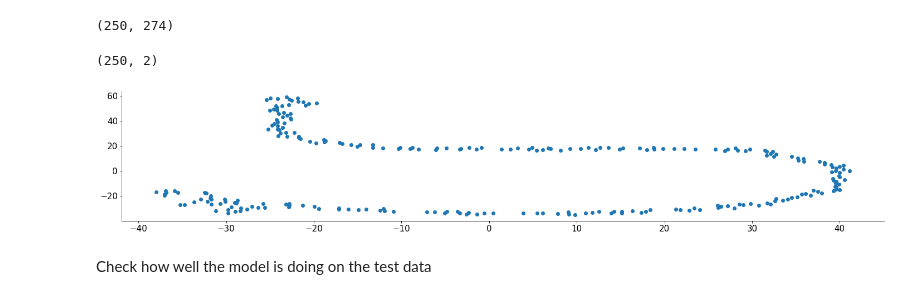
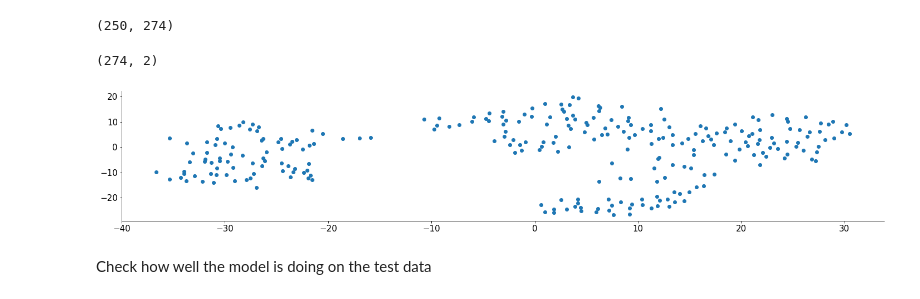
Before and after one commit to klaragerlei/GoatsOfAllTime, a Jupyter notebook: klara_RNN.ipynb, the cells around one changed output. Saved outputs shown, nothing was run; the diff lists cells and outputs as text; code cells hidden in the pictures.

```diff
--- a/klara_RNN.ipynb
+++ b/klara_RNN.ipynb
@@ -258,18 +258,22 @@ class Net(nn.Module):
 # %% [markdown]
 Split data to training and test (just a single session)
 # %%
-def split_data_to_training_and_test(data_to_analyze, session_id=0, spikes_column_name='spikes'):
+def split_data_to_training_and_test(data_to_analyze, session_id=0, spikes_column_name='spikes', return_indices=False):
+  np.random.seed(2021)
   X = data_to_analyze[spikes_column_name].iloc[session_id].transpose(2,1,0)
   # random_indices_test = random.choice(a, size=None, replace=True, p=None)
   # X: time bins by trials by neurons
   # X: time bins by trials by neurons
-  print(X.shape)
+  print('Spike data shape: ' + str(X.shape))
   perm_idcs = np.random.permutation(X.shape[1])
   train_idx = round(0.8 * X.shape[1])
   X_train = X[:,perm_idcs[:train_idx]]
   X_test = X[:,perm_idcs[train_idx:]]
-  print(X_train.shape)
-  print(X_test.shape)
+  print('Training data shape: ' + str(X_train.shape))
+  print('Test data shape: ' + str(X_test.shape))
+  if return_indices:
+    return perm_idcs[:train_idx], perm_idcs[train_idx:]
   return X_train, X_test
 X_train, X_test = split_data_to_training_and_test(data_to_analyze, session_id=0)
+X_train_indices, X_test_indices = split_data_to_training_and_test(data_to_analyze, session_id=0, return_indices=True)
 # %% [output]
@@ -450,19 +471,21 @@ latent_variables_last.shape   # number of bins, number of training trials
 # %%
 # do t-sne on last set of latent variables
 from sklearn.manifold import TSNE
-tsne_model = TSNE(n_components=2, perplexity=10, random_state=2020)
-embed = tsne_model.fit_transform(latent_variables_last)  # Embedding of the training data in low-dimensional space.
+tsne_model = TSNE(n_components=2, perplexity=15, random_state=2020)
+embed = tsne_model.fit_transform(latent_variables_last.T)  # Embedding of the training data in low-dimensional space.
 # %%
 embed.shape
 # %% [output]
-(250, 2)
+(274, 2)
 # %%
-plt.figure()
-plt.scatter(embed[:, 0], embed[:, 1])
-plt.show()
-plt.close()
+def plot_tsne_results(embed):
+  plt.figure()
+  plt.scatter(embed[:, 0], embed[:, 1])
+  plt.show()
+  plt.close()
+plot_tsne_results(embed)
 # %% [output]
-[figure, old version]
+[figure, new version]
 # %% [markdown]
 Check how well the model is doing on the test data
 # %%
```
Also changed, not shown: parts of 2 cells of this notebook.
